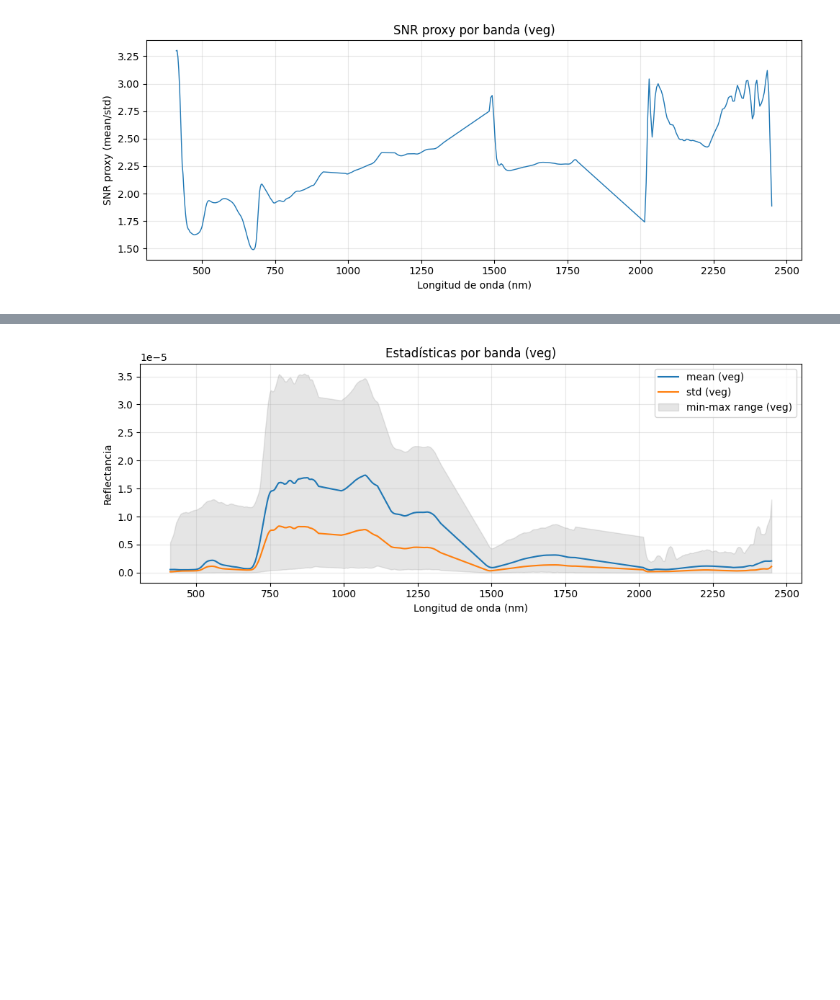
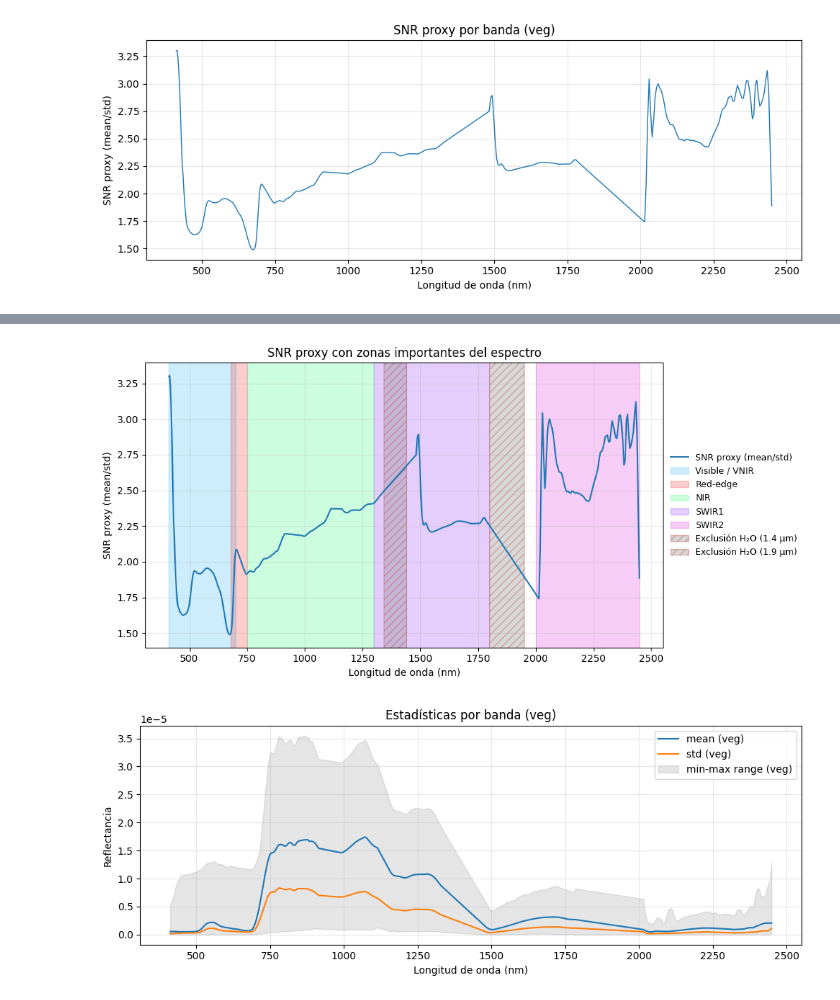
Before and after one commit to johnma96/thesis, a Jupyter notebook: notebooks/103-jmmz-eda.ipynb, the cells around one changed output, grey strips where cells are left out. Saved outputs shown, nothing was run; the diff lists cells and outputs as text; code cells hidden in the pictures; blank space fills up the shorter version.

```diff
--- a/notebooks/103-jmmz-eda.ipynb
+++ b/notebooks/103-jmmz-eda.ipynb
@@ -201,3 +246,57 @@ plt.savefig(FIGURES_FOLDER + "/snr_proxy_curve.png", dpi=150)
+# %%
+# === Figura: SNR proxy + zonas VNIR/Red-edge/NIR/SWIR, ventanas de índices y EXCLUSIONES por agua/vapor ===
+import numpy as np
+import pandas as pd
+import matplotlib.pyplot as plt
+from pathlib import Path
+
+plt.figure(figsize=(12, 5))
+plt.plot(wavelengths, snr_proxy, lw=1.5, color="#1f77b4", label="SNR proxy (mean/std)")
+
+# 1) Zonas amplias (sin segmentación técnica)
+zones = [
+    ("Visible / VNIR", 400.0, 700.0,  "#06a7f7"),
+    ("Red-edge",       680.0, 750.0,  "#f50707"),
+    ("NIR",            750.0, 1300.0, "#07f763"),
+    ("SWIR1",          1300.0, 1800.0,"#7d0cee"),
+    ("SWIR2",          2000.0, 2500.0,"#d308d3"),
+]
+for label, a, b, col in zones:
+    left = max(a, float(np.nanmin(wavelengths)))
+    right = min(b, float(np.nanmax(wavelengths)))
+    if left < right:
+        plt.axvspan(left, right, color=col, alpha=0.2, label=label)
+
+# 2) Zonas de EXCLUSIÓN (agua/vapor) — las ventanas que se descartaron en el preprocesado
+#    Excluir ~[1340, 1440] y [1800, 1950] nm.
+exclusion_windows_nm = [
+    ("Exclusión H₂O (1.4 μm)", 1340.0, 1440.0),
+    ("Exclusión H₂O (1.9 μm)", 1800.0, 1950.0),
+]
+for label, a, b in exclusion_windows_nm:
+    left = max(a, float(np.nanmin(wavelengths)))
+    right = min(b, float(np.nanmax(wavelengths)))
+    if left < right:
+        # color y hatch distintos para diferenciar claramente de zonas útiles
+        plt.axvspan(left, right, color="grey", alpha=0.3, hatch="///", ec="#b71c1c", label=label)
+
+# Leyenda sin duplicados
+handles, labels = plt.gca().get_legend_handles_labels()
+seen, handles2, labels2 = set(), [], []
+for h, l in zip(handles, labels):
+    if l not in seen:
+        handles2.append(h); labels2.append(l); seen.add(l)
+plt.legend(handles2, labels2, loc="center left", bbox_to_anchor=(1.0, 0.5), fontsize=9, ncol=1, frameon=False)
+
+plt.xlabel("Longitud de onda (nm)")
+plt.ylabel("SNR proxy (mean/std)")
+plt.title("SNR proxy con zonas importantes del espectro")
+plt.grid(True, alpha=0.3)
+plt.tight_layout(rect=[0, 0, 0.85, 1])
+# plt.savefig(FIGURES_FOLDER + "/snr_proxy_curve_zonas_exclusiones.png", dpi=150)
+plt.show()
+# %% [output]
+[figure, added]
 # %%
 plt.figure(figsize=(10, 4))
 plt.plot(wavelengths, band_mean, label='mean (veg)')
```
Also changed, not shown: parts of 52 cells of this notebook, 1 other file.
